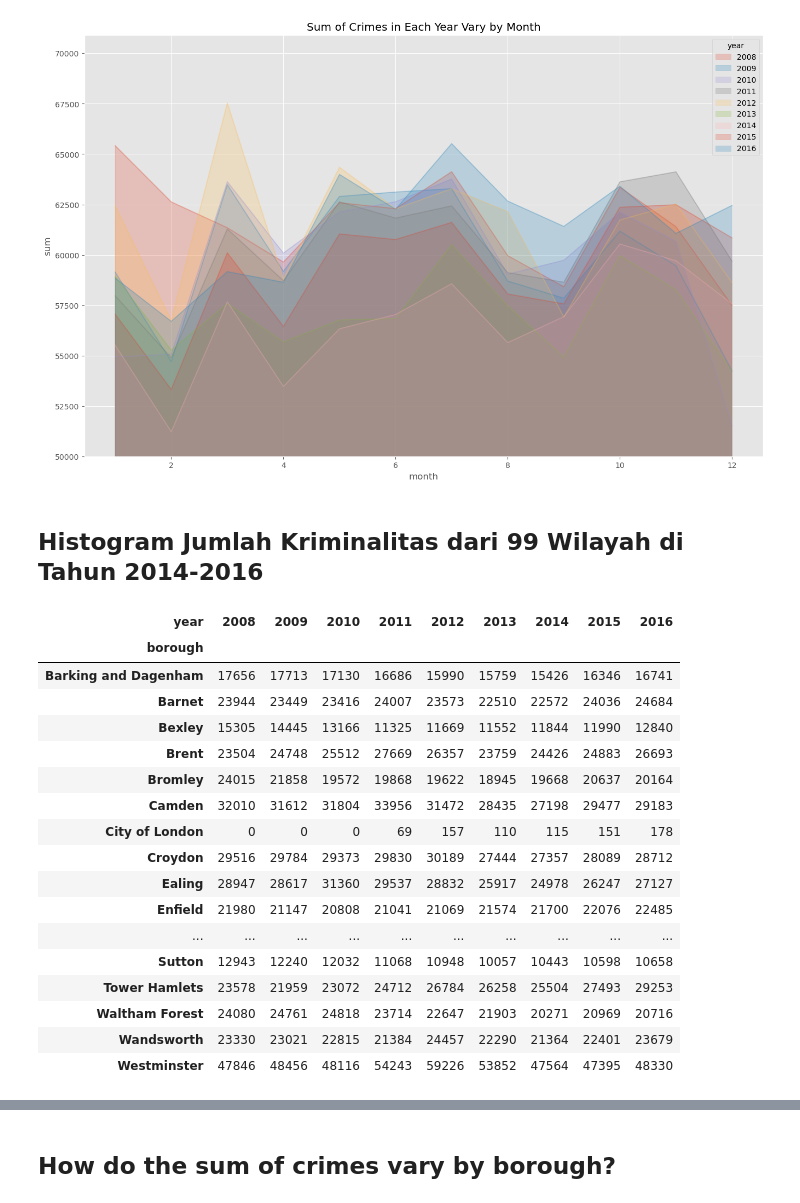
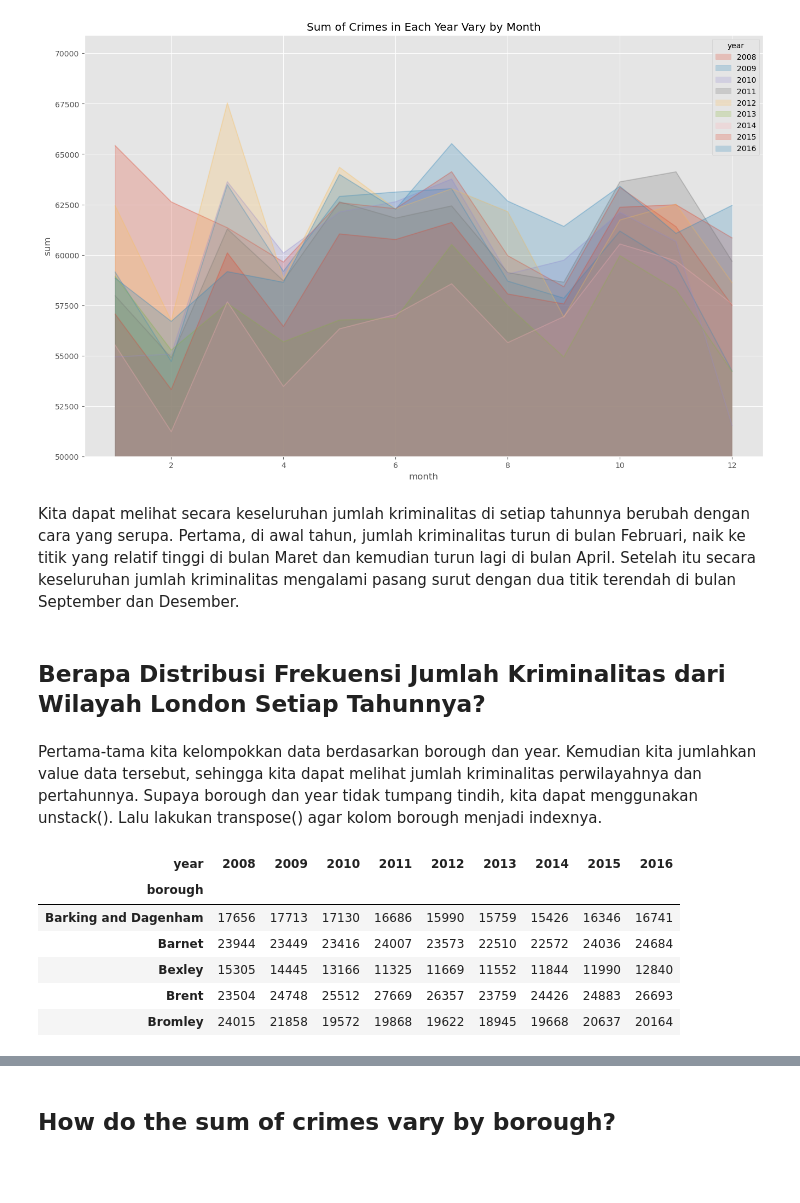
Before and after one commit to melinfebriani/PYTN_Assgn_1_4_Melin-Febriani, a Jupyter notebook: PYTN_Assgn_1_4_Melin-Febriani.ipynb, the cells around one changed output, grey strips where cells are left out. Cells and saved outputs as stored; diff of their text form; code cells hidden in the pictures; blank space fills up the shorter version.

```diff
--- a/PYTN_Assgn_1_4_Melin-Febriani.ipynb
+++ b/PYTN_Assgn_1_4_Melin-Febriani.ipynb
@@ -167,29 +171,22 @@ plt.ylim(bottom=50000)
 plt.show()
 # %% [output]
 [figure]
+# %% [markdown]
+Kita dapat melihat secara keseluruhan jumlah kriminalitas di setiap tahunnya berubah dengan cara yang serupa. Pertama, di awal tahun, jumlah kriminalitas turun di bulan Februari, naik ke titik yang relatif tinggi di bulan Maret dan kemudian turun lagi di bulan April. Setelah itu secara keseluruhan jumlah kriminalitas mengalami pasang surut dengan dua titik terendah di bulan September dan Desember.
 # %% [markdown]
-## Histogram Jumlah Kriminalitas dari 99 Wilayah di Tahun 2014-2016
+## Berapa Distribusi Frekuensi Jumlah Kriminalitas dari Wilayah London Setiap Tahunnya?
+# %% [markdown]
+Pertama-tama kita kelompokkan data berdasarkan borough dan year. Kemudian kita jumlahkan value data tersebut, sehingga kita dapat melihat jumlah kriminalitas perwilayahnya dan pertahunnya. Supaya borough dan year tidak tumpang tindih, kita dapat menggunakan unstack(). Lalu lakukan transpose() agar kolom borough menjadi indexnya.
 # %%
-sum_by_borough = pd.DataFrame(
-    df_crime.groupby(['borough', 'year'])['value'].sum().unstack()
+df_borough_year = pd.DataFrame(
+    df_crimes.groupby(['borough', 'year'])['value'].sum().unstack()
 )
-sum_by_borough
+df_borough_year.head()
 # %% [output]
 | year | 2008 | 2009 | 2010 | 2011 | 2012 | 2013 | 2014 | 2015 | 2016 |
 | borough |  |  |  |  |  |  |  |  |  |
 | Barking and Dagenham | 17656 | 17713 | 17130 | 16686 | 15990 | 15759 | 15426 | 16346 | 16741 |
 | Barnet | 23944 | 23449 | 23416 | 24007 | 23573 | 22510 | 22572 | 24036 | 24684 |
 | Bexley | 15305 | 14445 | 13166 | 11325 | 11669 | 11552 | 11844 | 11990 | 12840 |
 | Brent | 23504 | 24748 | 25512 | 27669 | 26357 | 23759 | 24426 | 24883 | 26693 |
 | Bromley | 24015 | 21858 | 19572 | 19868 | 19622 | 18945 | 19668 | 20637 | 20164 |
-| Camden | 32010 | 31612 | 31804 | 33956 | 31472 | 28435 | 27198 | 29477 | 29183 |
-| City of London | 0 | 0 | 0 | 69 | 157 | 110 | 115 | 151 | 178 |
-| Croydon | 29516 | 29784 | 29373 | 29830 | 30189 | 27444 | 27357 | 28089 | 28712 |
-| Ealing | 28947 | 28617 | 31360 | 29537 | 28832 | 25917 | 24978 | 26247 | 27127 |
-| Enfield | 21980 | 21147 | 20808 | 21041 | 21069 | 21574 | 21700 | 22076 | 22485 |
-| ... | ... | ... | ... | ... | ... | ... | ... | ... | ... |
-| Sutton | 12943 | 12240 | 12032 | 11068 | 10948 | 10057 | 10443 | 10598 | 10658 |
-| Tower Hamlets | 23578 | 21959 | 23072 | 24712 | 26784 | 26258 | 25504 | 27493 | 29253 |
-| Waltham Forest | 24080 | 24761 | 24818 | 23714 | 22647 | 21903 | 20271 | 20969 | 20716 |
-| Wandsworth | 23330 | 23021 | 22815 | 21384 | 24457 | 22290 | 21364 | 22401 | 23679 |
-| Westminster | 47846 | 48456 | 48116 | 54243 | 59226 | 53852 | 47564 | 47395 | 48330 |
```
Also changed, not shown: parts of 9 cells of this notebook.
